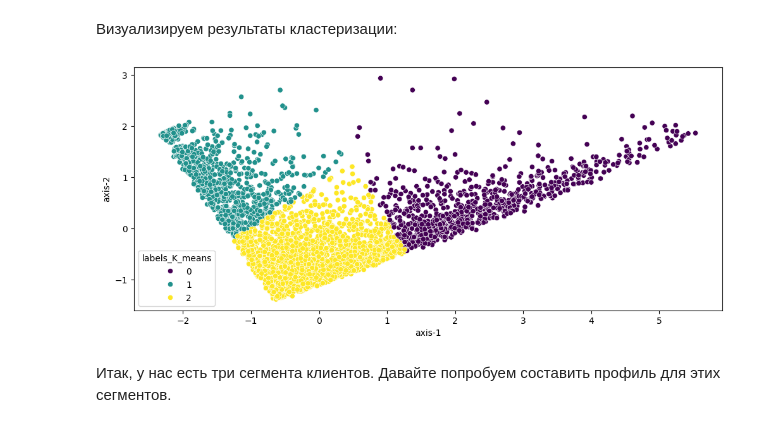
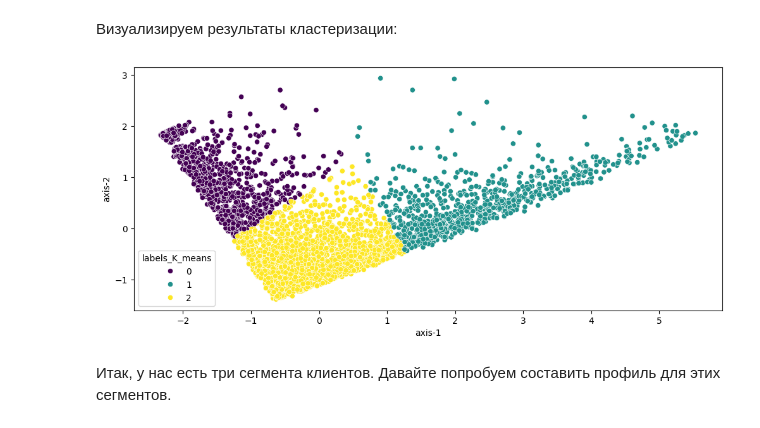
Before and after one commit to dafe1988/SF-DSPR-174, a Jupyter notebook: PROJECT-6/Project-6._Ноутбук-шаблон.ipynb, the cells around one changed output. Cells and saved outputs as stored; diff of their text form; code cells hidden in the pictures.

```diff
--- a/PROJECT-6/Project-6._Ноутбук-шаблон.ipynb
+++ b/PROJECT-6/Project-6._Ноутбук-шаблон.ipynb
@@ -1228,16 +1228,17 @@ print(f"Самый многочисленный кластер: {max_cluster} ({
 # %% [markdown]
 Визуализируем результаты кластеризации:
 # %%
+rfm_table_processed['labels_K_means'] = k_means.labels_
 fig = plt.figure(figsize=(12, 5))
 sns.scatterplot(
     data=rfm_table_processed,
     x='axis-1',
     y='axis-2',
     hue='labels_K_means',
     palette="viridis"
 );
 # %% [output]
-[figure, old version]
+[figure, new version]
 # %% [markdown]
 Итак, у нас есть три сегмента клиентов. Давайте попробуем составить профиль для этих сегментов.
 # %% [markdown]
```
Also changed, not shown: parts of 21 cells of this notebook, 4 other files.
